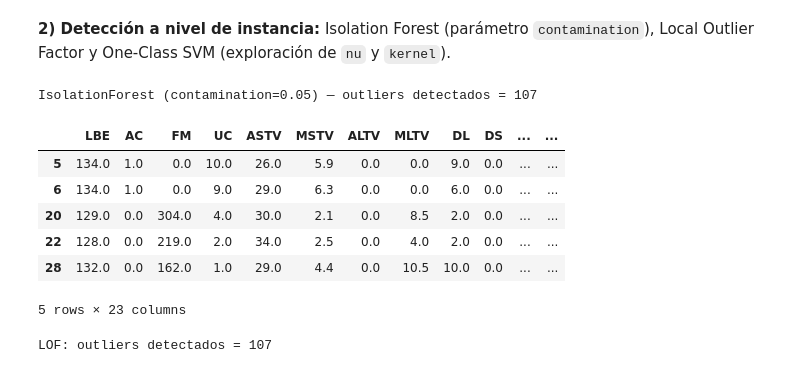
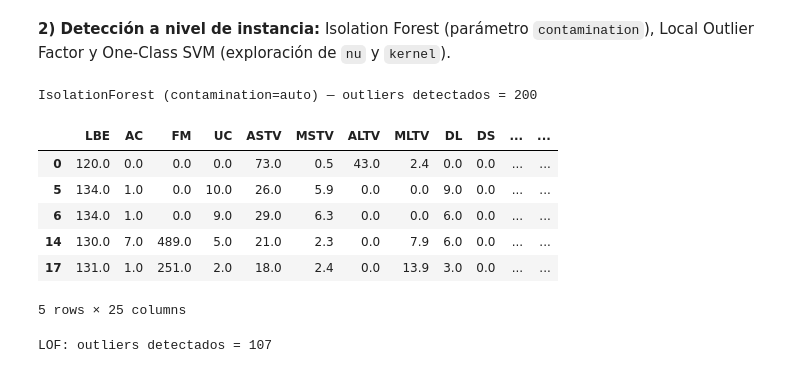
Before and after one commit to omarjmc/maestria, a Jupyter notebook: aprendizaje/grupal/AA_ACT_2_MONTEMAYOR_SEGOVIA.ipynb, the cells around one changed output. Saved outputs shown, nothing was run; the diff lists cells and outputs as text; code cells hidden in the pictures.

```diff
--- a/aprendizaje/grupal/AA_ACT_2_MONTEMAYOR_SEGOVIA.ipynb
+++ b/aprendizaje/grupal/AA_ACT_2_MONTEMAYOR_SEGOVIA.ipynb
@@ -1273,33 +1273,31 @@ dtype: int64
 **2) Detección a nivel de instancia:** Isolation Forest (parámetro `contamination`), Local Outlier Factor y One-Class SVM (exploración de `nu` y `kernel`).
 # %%
 # Isolation Forest — uso del parámetro `contamination`
-from sklearn.ensemble import IsolationForest
-
 # Asegurar X_scaled
 if 'X_scaled' not in globals():
     numeric_cols = df_anomalia.select_dtypes(include=[np.number]).columns.tolist()
     X = df_anomalia[numeric_cols].fillna(0).values
     scaler = RobustScaler()
     X_scaled = scaler.fit_transform(X)
 
-contamination = 0.05  # Ajustable por el usuario
+contamination = 'auto'  # Ajustable por el usuario
 iso = IsolationForest(n_estimators=200, contamination=contamination, random_state=42)
 iso_preds = iso.fit_predict(X_scaled)  # -1 = outlier
 
 df_anomalia['iso_outlier'] = iso_preds == -1
 print(f'IsolationForest (contamination={contamination}) — outliers detectados =', df_anomalia['iso_outlier'].sum())
 
 # Mostrar algunas instancias etiquetadas como outliers por IsolationForest
 display(df_anomalia[df_anomalia['iso_outlier']].head())
 # %% [output]
-IsolationForest (contamination=0.05) — outliers detectados = 107
+IsolationForest (contamination=auto) — outliers detectados = 200
 |  | LBE | AC | FM | UC | ASTV | MSTV | ALTV | MLTV | DL | DS | ... | ... |
+| 0 | 120.0 | 0.0 | 0.0 | 0.0 | 73.0 | 0.5 | 43.0 | 2.4 | 0.0 | 0.0 | ... | ... |
 | 5 | 134.0 | 1.0 | 0.0 | 10.0 | 26.0 | 5.9 | 0.0 | 0.0 | 9.0 | 0.0 | ... | ... |
 | 6 | 134.0 | 1.0 | 0.0 | 9.0 | 29.0 | 6.3 | 0.0 | 0.0 | 6.0 | 0.0 | ... | ... |
-| 20 | 129.0 | 0.0 | 304.0 | 4.0 | 30.0 | 2.1 | 0.0 | 8.5 | 2.0 | 0.0 | ... | ... |
-| 22 | 128.0 | 0.0 | 219.0 | 2.0 | 34.0 | 2.5 | 0.0 | 4.0 | 2.0 | 0.0 | ... | ... |
-| 28 | 132.0 | 0.0 | 162.0 | 1.0 | 29.0 | 4.4 | 0.0 | 10.5 | 10.0 | 0.0 | ... | ... |
+| 14 | 130.0 | 7.0 | 489.0 | 5.0 | 21.0 | 2.3 | 0.0 | 7.9 | 6.0 | 0.0 | ... | ... |
+| 17 | 131.0 | 1.0 | 251.0 | 2.0 | 18.0 | 2.4 | 0.0 | 13.9 | 3.0 | 0.0 | ... | ... |
-5 rows × 23 columns
+5 rows × 25 columns
 # %%
 # Local Outlier Factor (LOF)
 # Usar X_scaled del preprocesado; si no existe, volver a crear
```
